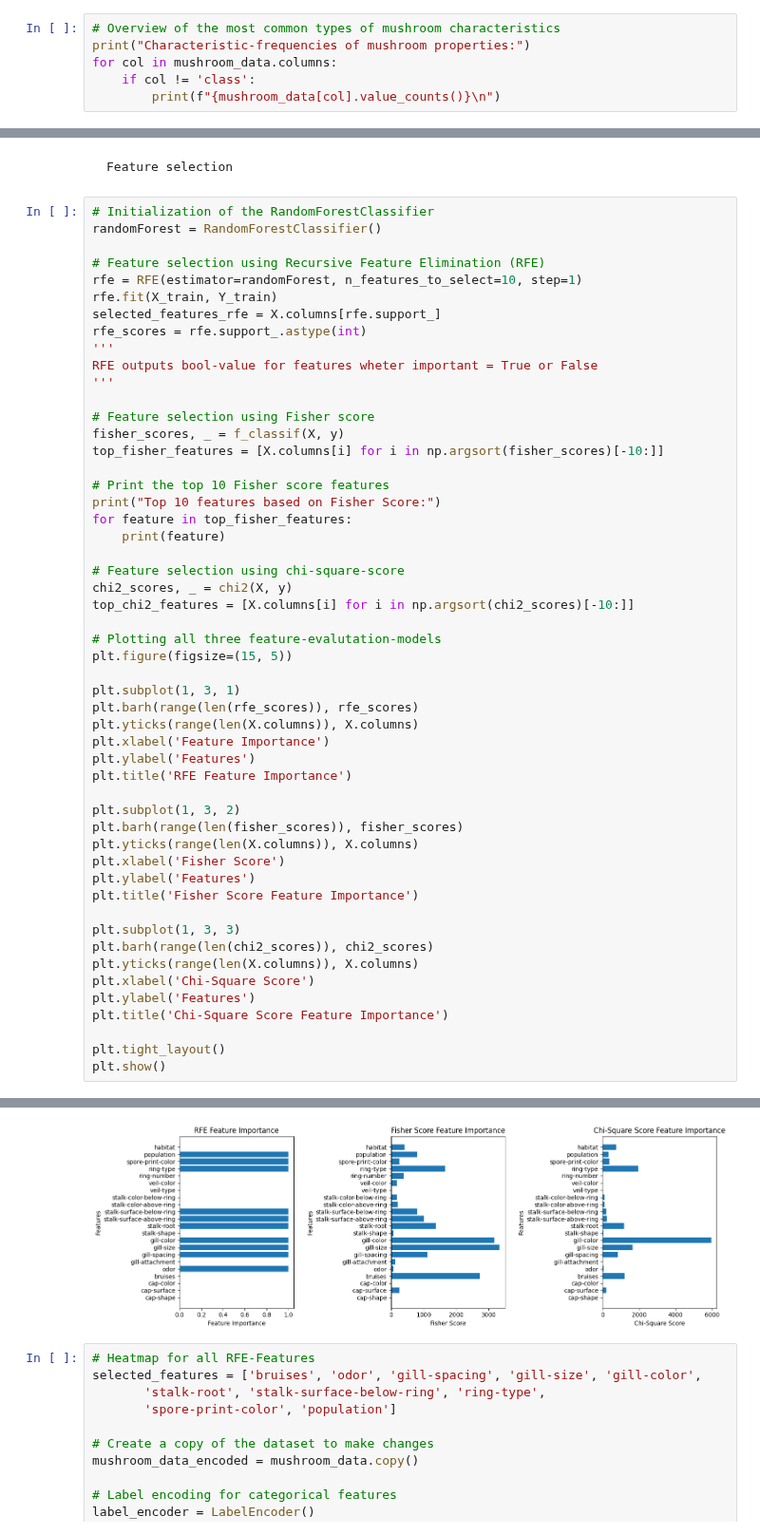
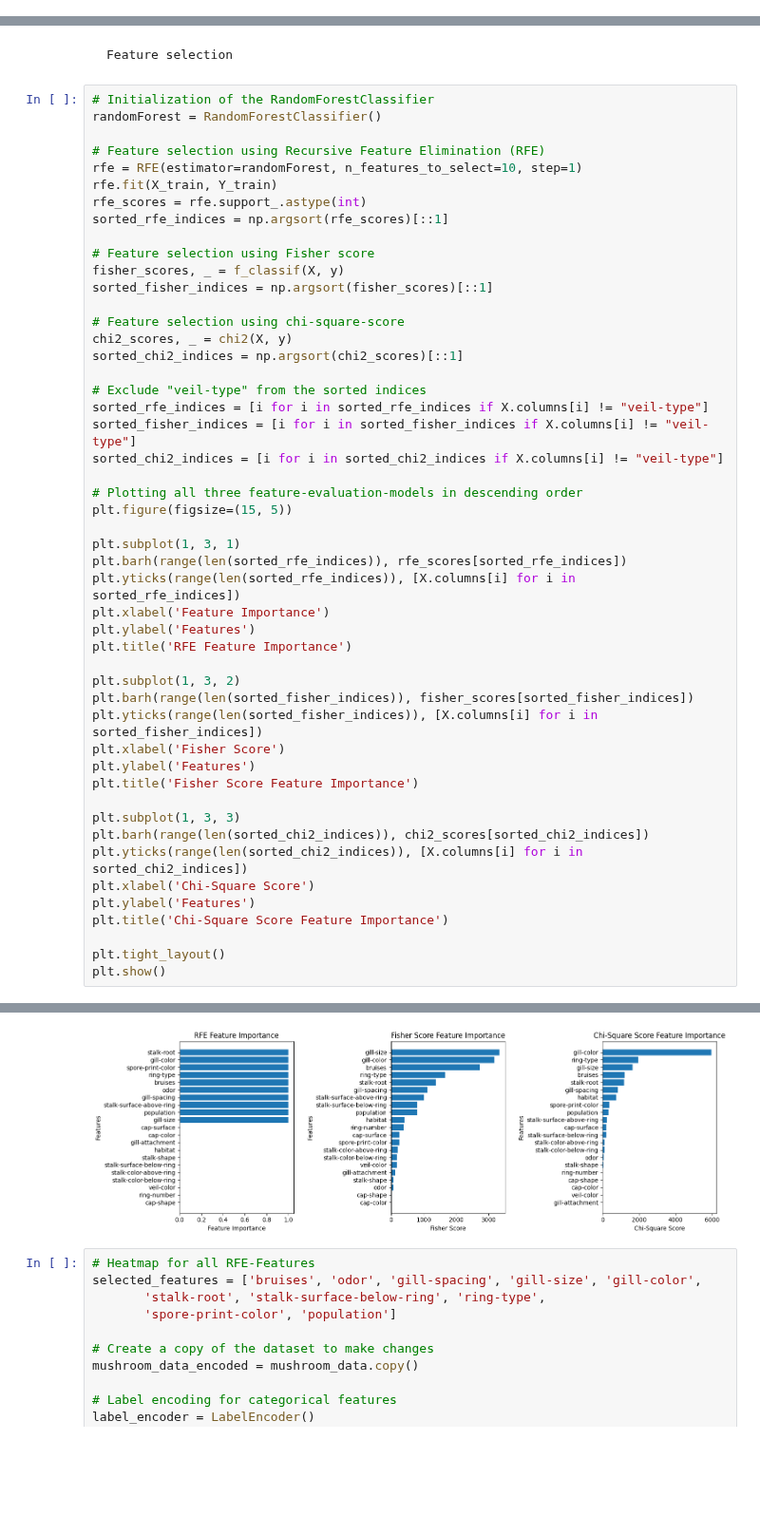
Before and after one commit to Julian-wi22060/DataExplorationProject, a Jupyter notebook: marquardt.ipynb, the cells around one changed output, grey strips where cells are left out. Shown at 95% size. Cells and saved outputs as stored; diff of their text form; blank space fills up the shorter version.

```diff
--- a/marquardt.ipynb
+++ b/marquardt.ipynb
@@ -107,9 +128,3 @@ plt.show()
 'e' occurs 4208 times
 'p' occurs 3916 times
 [figure]
-# %%
-# Overview of the most common types of mushroom characteristics
-print("Characteristic-frequencies of mushroom properties:")
-for col in mushroom_data.columns:
-    if col != 'class':
-        print(f"{mushroom_data[col].value_counts()}\n")
@@ -212,45 +233,42 @@ randomForest = RandomForestClassifier()
 # Feature selection using Recursive Feature Elimination (RFE)
 rfe = RFE(estimator=randomForest, n_features_to_select=10, step=1)
 rfe.fit(X_train, Y_train)
-selected_features_rfe = X.columns[rfe.support_]
 rfe_scores = rfe.support_.astype(int)
-'''
-RFE outputs bool-value for features wheter important = True or False
-'''
+sorted_rfe_indices = np.argsort(rfe_scores)[::1]
 
 # Feature selection using Fisher score
 fisher_scores, _ = f_classif(X, y)
-top_fisher_features = [X.columns[i] for i in np.argsort(fisher_scores)[-10:]]
-
-# Print the top 10 Fisher score features
-print("Top 10 features based on Fisher Score:")
-for feature in top_fisher_features:
-    print(feature)
+sorted_fisher_indices = np.argsort(fisher_scores)[::1]
 
 # Feature selection using chi-square-score
 chi2_scores, _ = chi2(X, y)
-top_chi2_features = [X.columns[i] for i in np.argsort(chi2_scores)[-10:]]
+sorted_chi2_indices = np.argsort(chi2_scores)[::1]
 
-# Plotting all three feature-evalutation-models
+# Exclude "veil-type" from the sorted indices
+sorted_rfe_indices = [i for i in sorted_rfe_indices if X.columns[i] != "veil-type"]
+sorted_fisher_indices = [i for i in sorted_fisher_indices if X.columns[i] != "veil-type"]
+sorted_chi2_indices = [i for i in sorted_chi2_indices if X.columns[i] != "veil-type"]
+
+# Plotting all three feature-evaluation-models in descending order
 plt.figure(figsize=(15, 5))
 
 plt.subplot(1, 3, 1)
-plt.barh(range(len(rfe_scores)), rfe_scores)
-plt.yticks(range(len(X.columns)), X.columns)
+plt.barh(range(len(sorted_rfe_indices)), rfe_scores[sorted_rfe_indices])
+plt.yticks(range(len(sorted_rfe_indices)), [X.columns[i] for i in sorted_rfe_indices])
 plt.xlabel('Feature Importance')
 plt.ylabel('Features')
 plt.title('RFE Feature Importance')
 
 plt.subplot(1, 3, 2)
-plt.barh(range(len(fisher_scores)), fisher_scores)
-plt.yticks(range(len(X.columns)), X.columns)
+plt.barh(range(len(sorted_fisher_indices)), fisher_scores[sorted_fisher_indices])
+plt.yticks(range(len(sorted_fisher_indices)), [X.columns[i] for i in sorted_fisher_indices])
 plt.xlabel('Fisher Score')
 plt.ylabel('Features')
 plt.title('Fisher Score Feature Importance')
 
 plt.subplot(1, 3, 3)
-plt.barh(range(len(chi2_scores)), chi2_scores)
-plt.yticks(range(len(X.columns)), X.columns)
+plt.barh(range(len(sorted_chi2_indices)), chi2_scores[sorted_chi2_indices])
+plt.yticks(range(len(sorted_chi2_indices)), [X.columns[i] for i in sorted_chi2_indices])
 plt.xlabel('Chi-Square Score')
 plt.ylabel('Features')
 plt.title('Chi-Square Score Feature Importance')
@@ -272,4 +279,4 @@ veil-type
-[figure, old version]
+[figure, new version]
 # %%
 # Heatmap for all RFE-Features
 selected_features = ['bruises', 'odor', 'gill-spacing', 'gill-size', 'gill-color',
```
Also changed, not shown: parts of 12 cells of this notebook.
